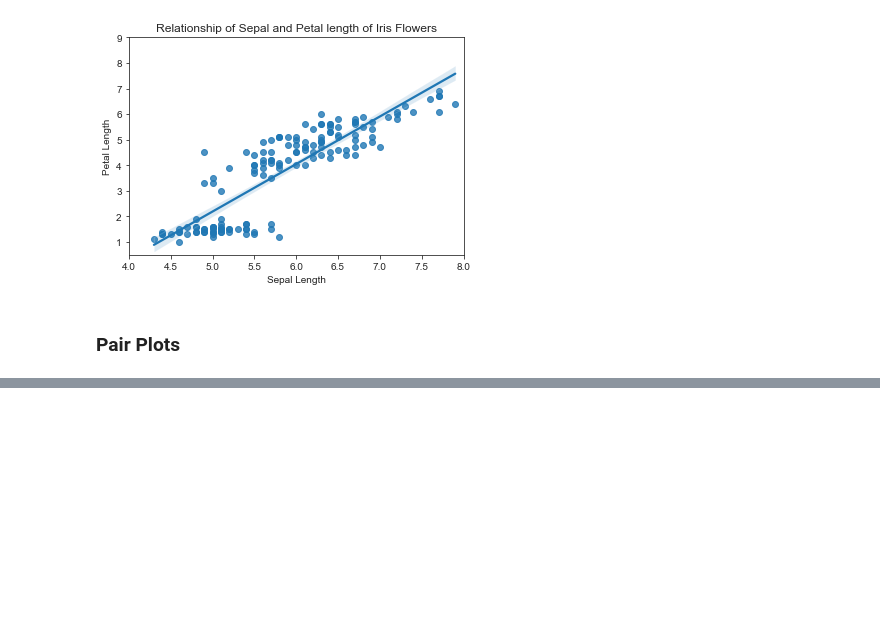
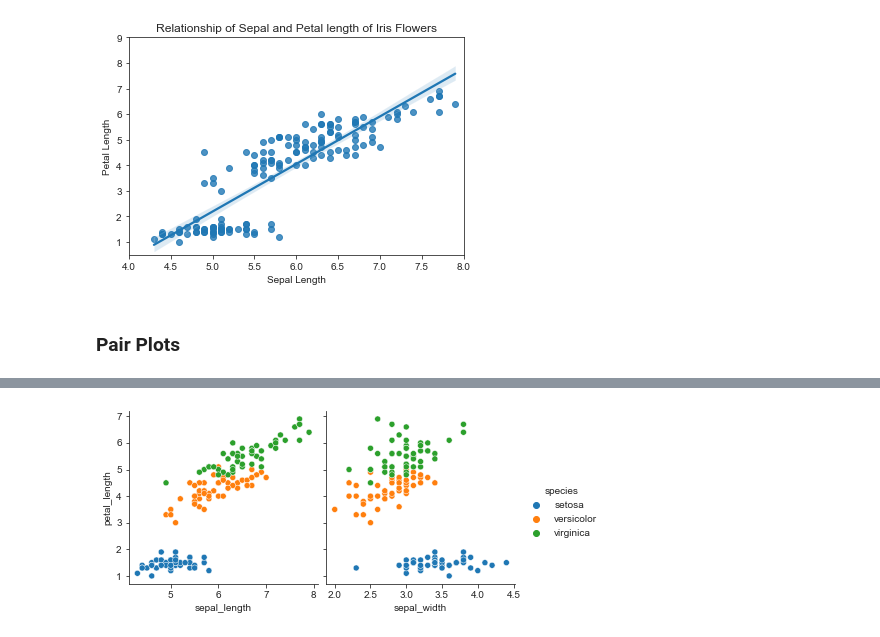
Before and after one commit to maungmoemyint/course1subject08, a Jupyter notebook: course1subject08unit09.ipynb, the cells around one changed output, grey strips where cells are left out. Saved outputs shown, nothing was run; the diff lists cells and outputs as text; code cells hidden in the pictures; blank space fills up the shorter version.

```diff
--- a/course1subject08unit09.ipynb
+++ b/course1subject08unit09.ipynb
@@ -72,0 +83,8 @@ plt.show()
+# %%
+sns.pairplot(iris, x_vars=["sepal_length", "sepal_width"],
+                   y_vars=["petal_length"],
+                   hue="species",
+                   height=3)
+plt.show()
+# %% [output]
+[figure, added]
```
Also changed, not shown: parts of 6 cells of this notebook.
